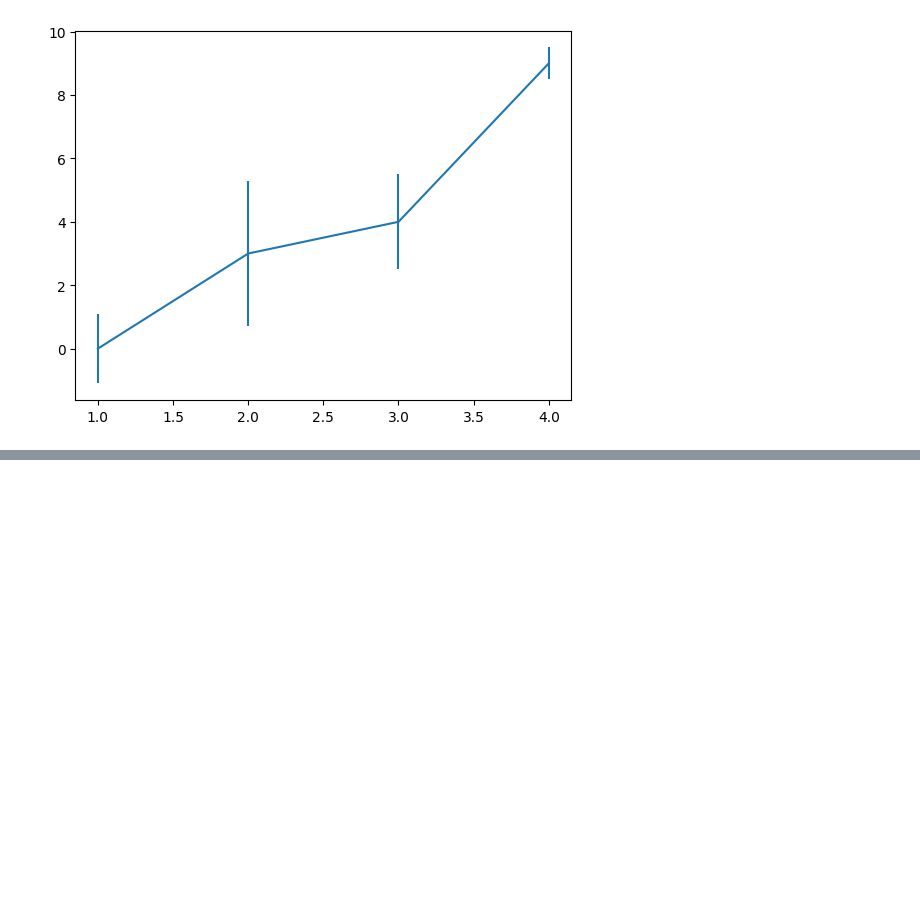
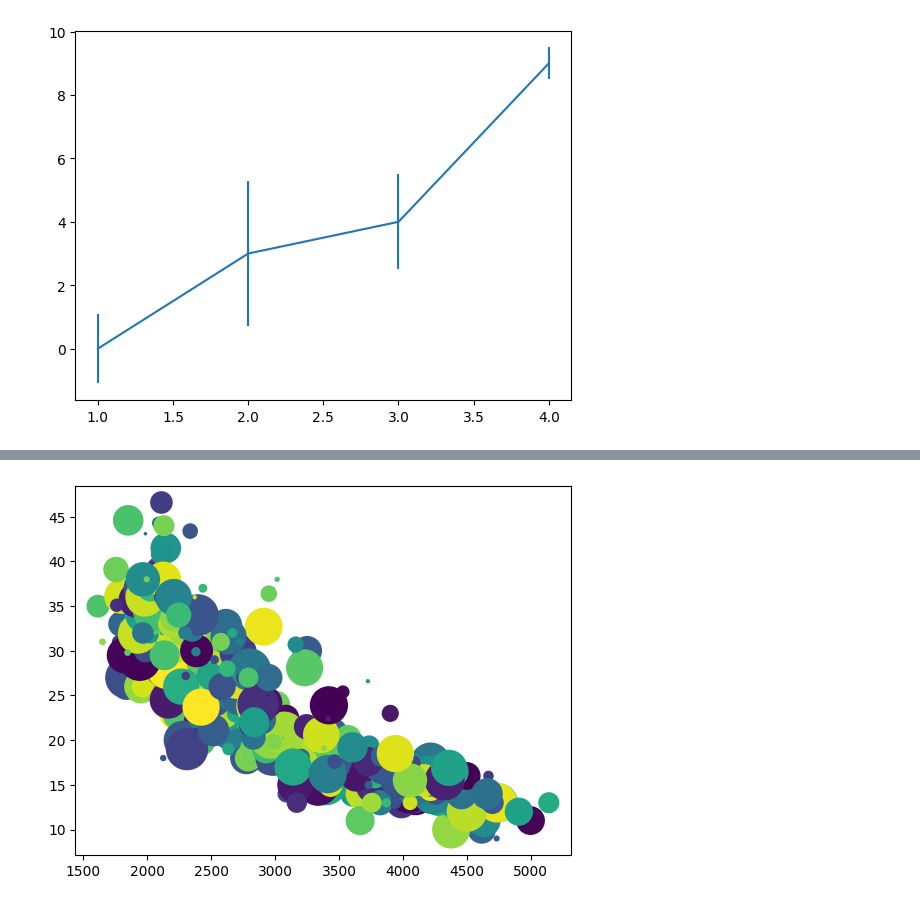
Before and after one commit to ChopinBag/cseHW, a Jupyter notebook: Practice/2-1/DS_Intro/midterm/matplot.ipynb, the cells around one changed output, grey strips where cells are left out. Drawn from its saved outputs; the diff is of its cells as text; code cells hidden in the pictures; blank space fills up the shorter version.

```diff
--- a/Practice/2-1/DS_Intro/midterm/matplot.ipynb
+++ b/Practice/2-1/DS_Intro/midterm/matplot.ipynb
@@ -131,0 +157,9 @@ plt.show()
+# %%
+n = len(df['weight'])
+area=(30*np.random.rand(n)) ** 2
+colors=np.random.rand(n)
+
+plt.scatter(df['weight'], df['mpg'],s=area, c=colors)
+plt.show()
+# %% [output]
+[figure, added]
```
Also changed, not shown: parts of 18 cells of this notebook, 1 other file.
